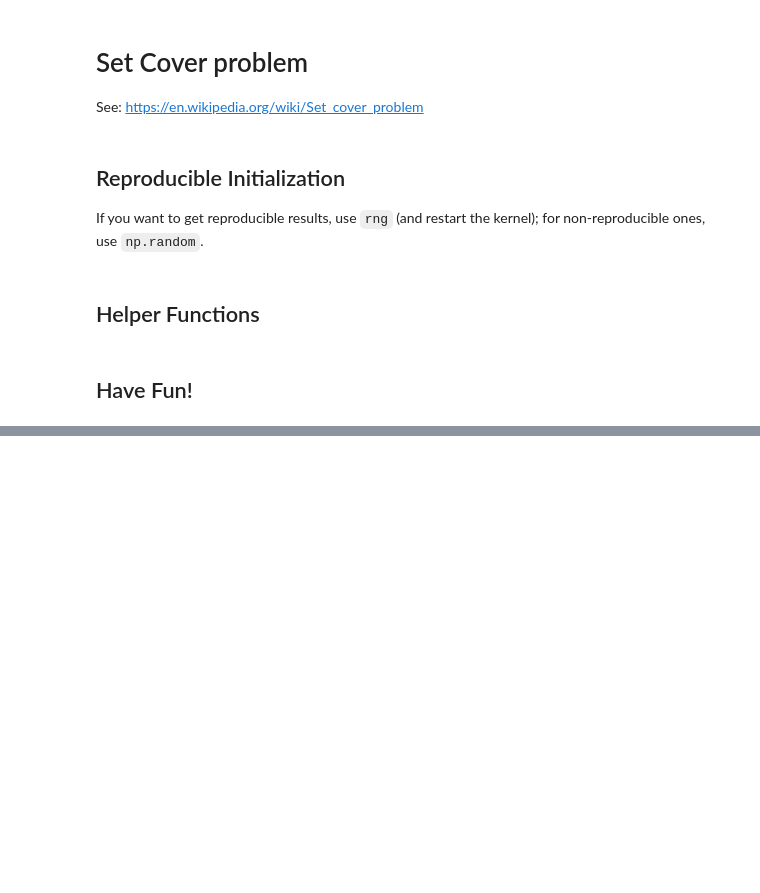
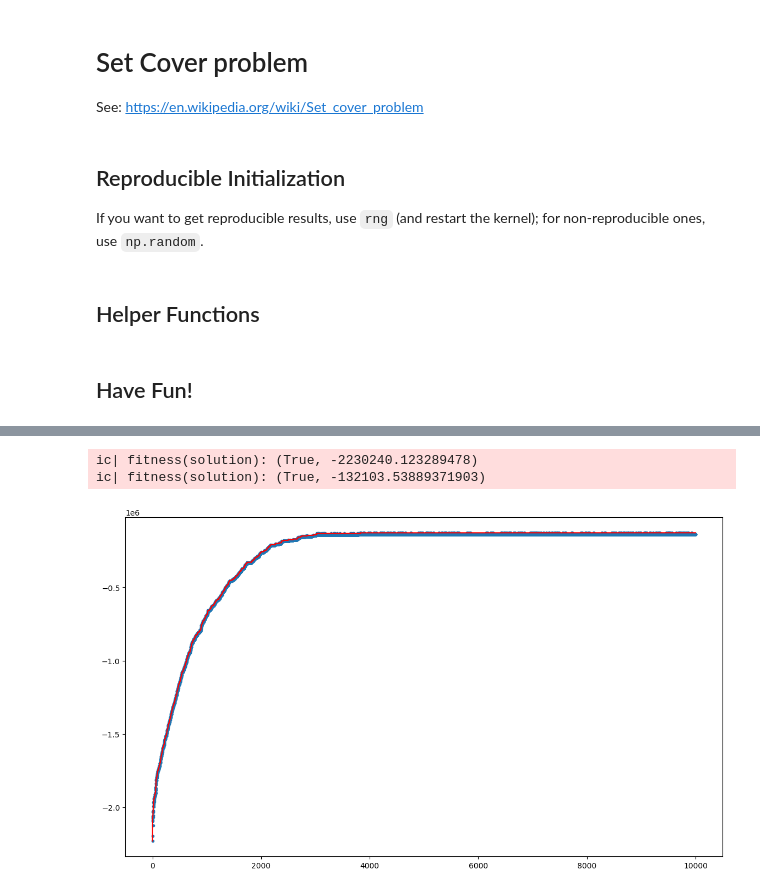
Before and after one commit to MichelePoli/CI2024_lab1, a Jupyter notebook: set-cover.ipynb, the cells around one changed output, grey strips where cells are left out. Cells and saved outputs as stored; diff of their text form; code cells hidden in the pictures; blank space fills up the shorter version.

Commit message:
Solution and better_solution

```diff
--- a/set-cover.ipynb
+++ b/set-cover.ipynb
@@ -17,8 +27,8 @@ from icecream import ic
 
 If you want to get reproducible results, use `rng` (and restart the kernel); for non-reproducible ones, use `np.random`.
 # %%
-UNIVERSE_SIZE = 1000
-NUM_SETS = 100
+UNIVERSE_SIZE = 10000
+NUM_SETS = 1000
 DENSITY = 0.2 # 20% of the elements are in each set
 
 rng = np.random.Generator(np.random.PCG64([UNIVERSE_SIZE, NUM_SETS, int(10_000 * DENSITY)])) #rng is the random number generator, so we can use it to generate random numbers
@@ -34,15 +44,17 @@ COSTS = np.power(SETS.sum(axis=1), 1.1) #compute the costs of each set #the cost
 ## Helper Functions
 # %%
 def valid(solution):
-    """Checks wether solution is valid (ie. covers all universe)"""
-    return np.all(np.logical_or.reduce(SETS[solution])) #check if all elements are in at least one set
-
+    phenotype = np.logical_or.reduce(SETS[solution])
+    return np.all(phenotype)
 
 def cost(solution):
     """Returns the cost of a solution (to be minimized)"""
     return COSTS[solution].sum() #return the sum of the costs of the sets in the solution
 # %% [markdown]
 ## Have Fun!
+# %%
+def fitness(solution: np.ndarray):
+    return (valid(solution), -cost(solution))
 # %%
 # A dumb solution of "all" sets
 solution = np.full(NUM_SETS, True)
@@ -158,0 +128,8 @@ Total cost of the solution: 6300.920399618765
+# %%
+def multiple_mutation_strength(solution: np.ndarray, strenght: float = 0.3) -> np.ndarray:
+    mask = rng.random(NUM_SETS) < strenght #rng.random(NUM_SETS) genera dei numeri casuali tra 0 e 1, vettore di dimensione pari a num_sets. Se il numero è minore di strength, allora la cella corrispondente in mask è True
+    #se aumento la strength, aumenta la probabilità che la cella in mask sia True e quindi che più mutazioni avvengano. si incoraggia di più l'esplorazione. (la miglior soluzione trovata sta sempre nel buffer in memoria)
+    if not np.any(mask):
+        mask[np.random.randint(NUM_SETS)] = True
+    new_sol = np.logical_xor(solution, mask) #se la cella è True, la cambia in False e viceversa
+    return new_sol #it's an array of booleans , dimension = num_sets
@@ -158,0 +171,44 @@ Total cost of the solution: 6300.920399618765
+# %%
+BUFFER_SIZE = 13
+
+solution = give_solution(SETS,UNIVERSE_SIZE)
+#ic(solution)
+solution_fitness = fitness(solution)
+history = [float(solution_fitness[1])] #plot of the cost
+ic(fitness(solution))
+
+strength = 0.5
+buffer = list()
+for steps in range(10_000):
+    # # SELF-ADAPTIVE PARAMETER
+    # # The parameter adapt with the algorithm automatically.
+    new_solution = multiple_mutation_strength(solution, strength)
+    f = fitness(new_solution)
+    history.append(float(f[1]))
+    buffer.append(f > solution_fitness)
+    buffer = buffer[-BUFFER_SIZE:] # keep only the last 13 elements. Create an array of 13 elements. There are both True and false.
+
+    if sum(buffer) > BUFFER_SIZE /2: #if more than half of the elements are True, increase the strength. sum(buffer) is the number of True elements.
+        strength *= 1.2 # strength viene aumentato di un fattore del 20% (strength *= 1.2). In questo modo, si incoraggia l'esplorazione con variazioni maggiori.
+    elif sum(buffer) < BUFFER_SIZE /2:
+        strength /= 1.2
+
+    if f > solution_fitness:
+        solution = new_solution
+        solution_fitness = fitness(solution)
+        #ic(fitness(solution))
+
+#ic(solution)
+ic(fitness(solution))
+
+plt.figure(figsize=(14, 8))
+plt.plot(
+    range(len(history)),
+    list(accumulate(history, max)),
+    color="red",
+)
+_ = plt.scatter(range(len(history)), history, marker=".")
+# %% [output]
+ic| fitness(solution): (True, -2230240.123289478)
+ic| fitness(solution): (True, -132103.53889371903)
+[figure, added]
```
Also changed, not shown: parts of 9 cells of this notebook.
